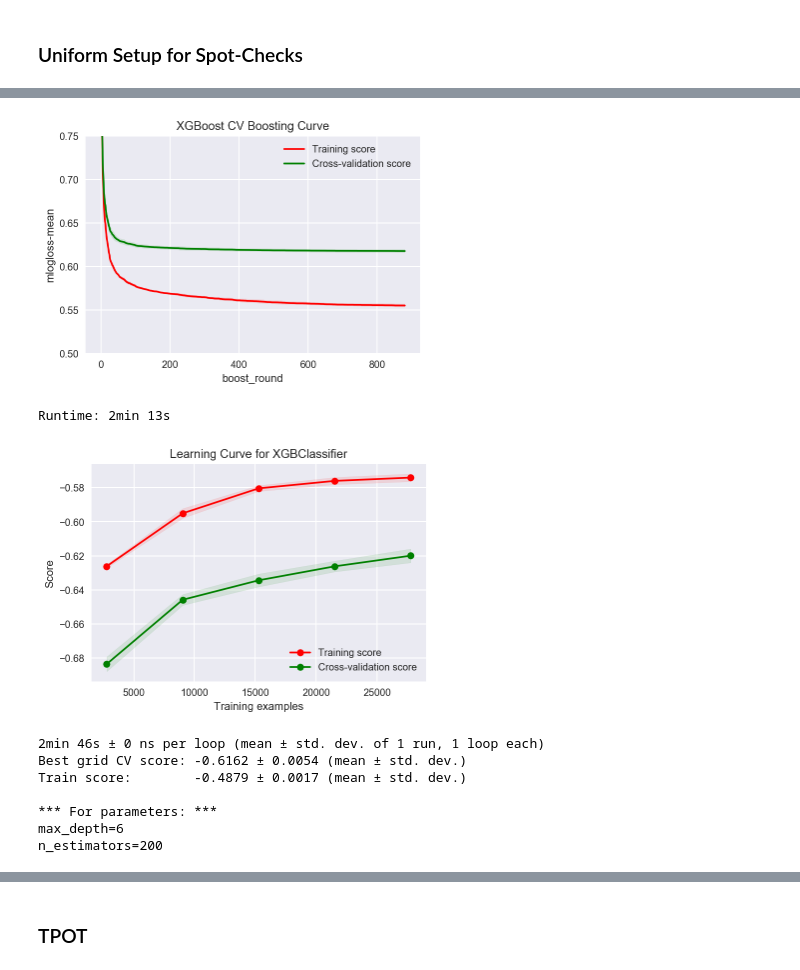
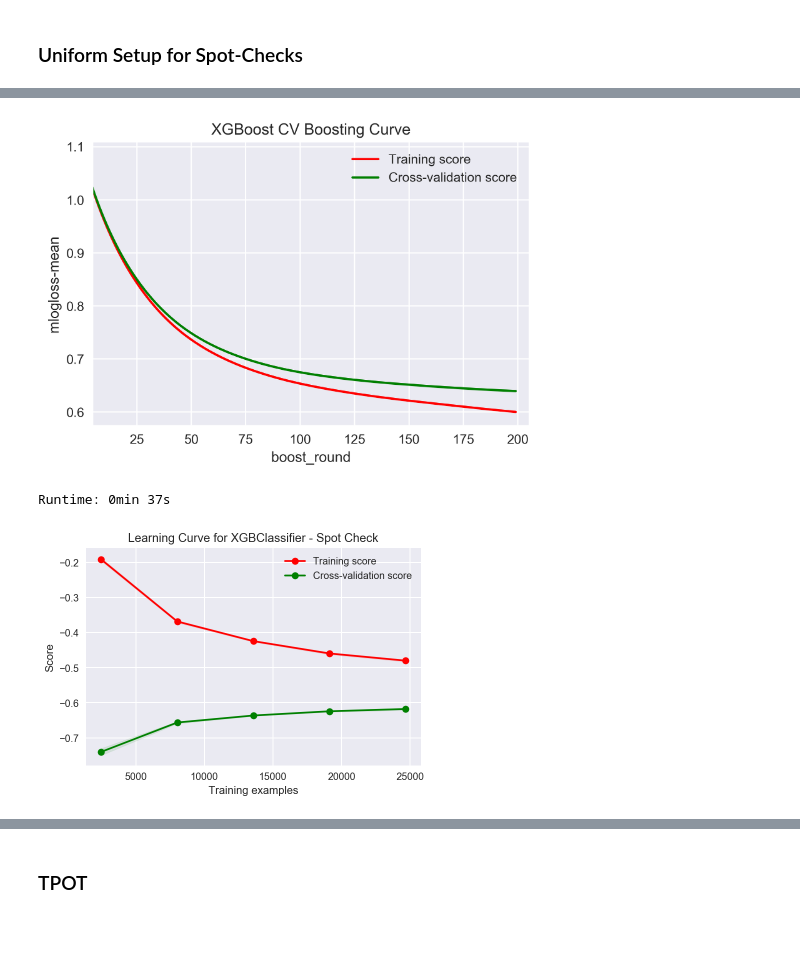
Before and after one commit to mdlynch37/kaggle-rental-interest, a Jupyter notebook: Executable/Implementation.ipynb, the cells around one changed output, grey strips where cells are left out. Drawn from its saved outputs; the diff is of its cells as text; code cells hidden in the pictures; blank space fills up the shorter version.

```diff
--- a/Executable/Implementation.ipynb
+++ b/Executable/Implementation.ipynb
@@ -190,6 +188,10 @@ X, y = df.drop('interest_level', axis=1), df.interest_level
 X_prepped = feature_prep(X).loc[:, features]
 
 X_train, X_test, y_train, y_test = train_test_split(
-    X_prepped, y, random_state=SEED, stratify=y
-)
+    X_prepped, y, random_state=SEED, stratify=y, test_size=.25,
+)d
+
+# labels are reduced by one to match num_label format in xgb
+dtrain = xgb.DMatrix(X_train, y_train-1, feature_names=features)
+dtest  = xgb.DMatrix(X_test, y_test-1, feature_names=features)
 # %% [markdown]
@@ -329,34 +342,35 @@ Train score (round 880):    0.5549 ± 0.0018 (mean ± std. dev.)
 # %%
-plot_xgb_boosting_curve(eval_hist, ylim=(.5, .75))
-
-fp = ''.join([REPORT_IMG_DIR, 'stg3a-boosting-curve.png'])
-# plt.savefig(fp, dpi=300, bbox_inches='tight')
+fp = ''.join([REPORT_IMG_DIR, 'stg2-boosting-curve.png'])
+if RUN_XGB:
+    plot_xgb_boosting_curve(eval_hist, xlim=(5, 205))
+    # plt.savefig(fp, dpi=300, bbox_inches='tight')
+else:
+    display(Image(fp, width=500))
 # %% [output]
-[figure, old version]
+[figure, new version]
 # %%
+fp = ''.join([REPORT_IMG_DIR, 'spchk-xgb-learning-curve.png'])
 if RUN_XGB:
-    cv = 4
-
     xgb_clf = XGBClassifier(
-        n_estimators=500,  # down from 1000 for performance
-        max_depth=10,
-        gamma=6,
-        colsample_bytree=0.5,
+        n_estimators=200,
+        max_depth=6,
 
         objective='multi:softprob',
-        missing=-999, nthread=1, seed=SEED,
+        nthread=1, seed=SEED,
     )
     start = time.time()
     plot_learning_curve(
         estimator=xgb_clf, X=X_train, y=y_train,
-        cv=cv, scoring=scoring, n_jobs=-1
+        clf_name='XGBClassifier - Spot Check',
+        cv=3, scoring=scoring, n_jobs=-1
     )
     end = time.time()
 
     print('Runtime: {}min {}s'.format(*to_min_secs(end-start)))
-    print()
-    fp = ''.join([REPORT_IMG_DIR, 'stg3a-learning-curve.png'])
-#     plt.savefig(fp, dpi=300, bbox_inches='tight')
+
+    plt.savefig(fp, dpi=300, bbox_inches='tight')
+else:
+    display(Image(fp, width=500))
 # %% [output]
-Runtime: 2min 13s
+Runtime: 0min 37s
-[figure, old version]
+[figure, new version]
@@ -365,27 +376,0 @@ xgb.
-# %%
-RUN_XGB = True
-
-if RUN_XGB:
-    cv = 4
-
-    xgb_clf = XGBClassifier(
-        objective='multi:softprob',
-        nthread=1, seed=SEED
-    )
-    params = dict(
-        max_depth=[4, 5, 6, 7],
-        n_estimators=[100, 150, 200],
-    )
-    grid = GridSearchCV(xgb_clf, params, n_jobs=-1, scoring=scoring, cv=cv)
-
-    %timeit -r1 -n1 grid.fit(X_train, y_train)
-
-    print(best_grid_score(grid))
-# %% [output]
-2min 46s ± 0 ns per loop (mean ± std. dev. of 1 run, 1 loop each)
-Best grid CV score: -0.6162 ± 0.0054 (mean ± std. dev.)
-Train score:        -0.4879 ± 0.0017 (mean ± std. dev.)
-
-*** For parameters: ***
-max_depth=6
-n_estimators=200
```
Also changed, not shown: parts of 87 cells of this notebook.
